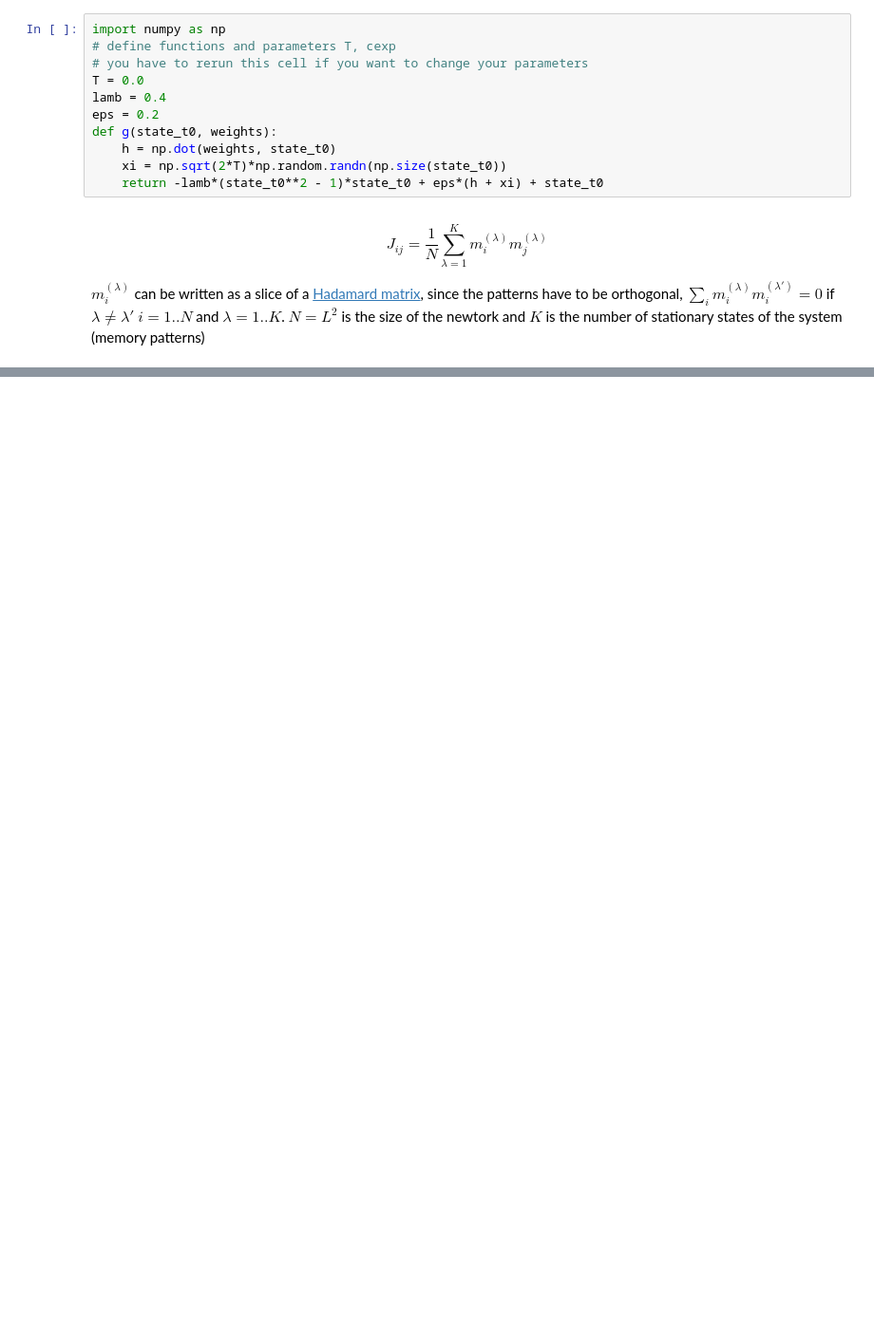
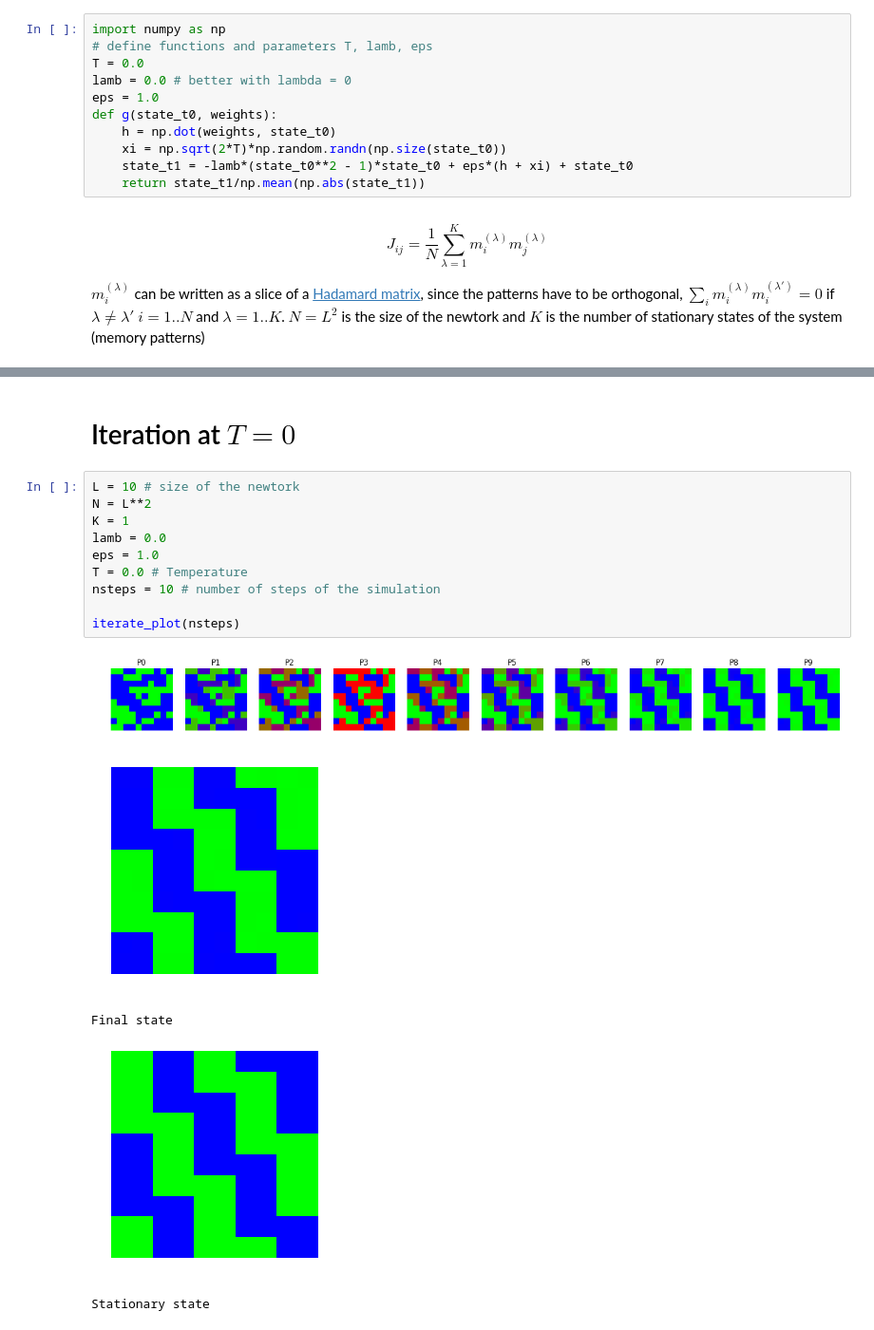
Before and after one commit to lytex/hopfield, a Jupyter notebook: Temperature.ipynb, the cells around one changed output, grey strips where cells are left out. Shown at 95% size. Cells and saved outputs as stored; diff of their text form; blank space fills up the shorter version.

```diff
--- a/Temperature.ipynb
+++ b/Temperature.ipynb
@@ -32,14 +36,14 @@ Normally we want $\lambda > \epsilon$ (i.e., the network decays to $\pm 1$ faste
 # %%
 import numpy as np
-# define functions and parameters T, cexp
-# you have to rerun this cell if you want to change your parameters
+# define functions and parameters T, lamb, eps
 T = 0.0
-lamb = 0.4
-eps = 0.2
+lamb = 0.0 # better with lambda = 0
+eps = 1.0
 def g(state_t0, weights):
     h = np.dot(weights, state_t0)
     xi = np.sqrt(2*T)*np.random.randn(np.size(state_t0))
-    return -lamb*(state_t0**2 - 1)*state_t0 + eps*(h + xi) + state_t0
+    state_t1 = -lamb*(state_t0**2 - 1)*state_t0 + eps*(h + xi) + state_t0
+    return state_t1/np.mean(np.abs(state_t1))
 # %% [markdown]
 $$J_{ij} = \frac{1}{N}\sum_{\lambda=1}^K m_i^{(\lambda)} m_j^{(\lambda)}$$
 
@@ -99,0 +125,18 @@ Stationary state
+# %% [markdown]
+# Iteration at $T = 0$
+# %%
+L = 10 # size of the newtork
+N = L**2
+K = 1
+lamb = 0.0
+eps = 1.0
+T = 0.0 # Temperature
+nsteps = 10 # number of steps of the simulation
+
+iterate_plot(nsteps)
+# %% [output]
+[figure, added]
+[figure, added]
+Final state
+[figure, added]
+Stationary state
```
Also changed, not shown: parts of 16 cells of this notebook.
